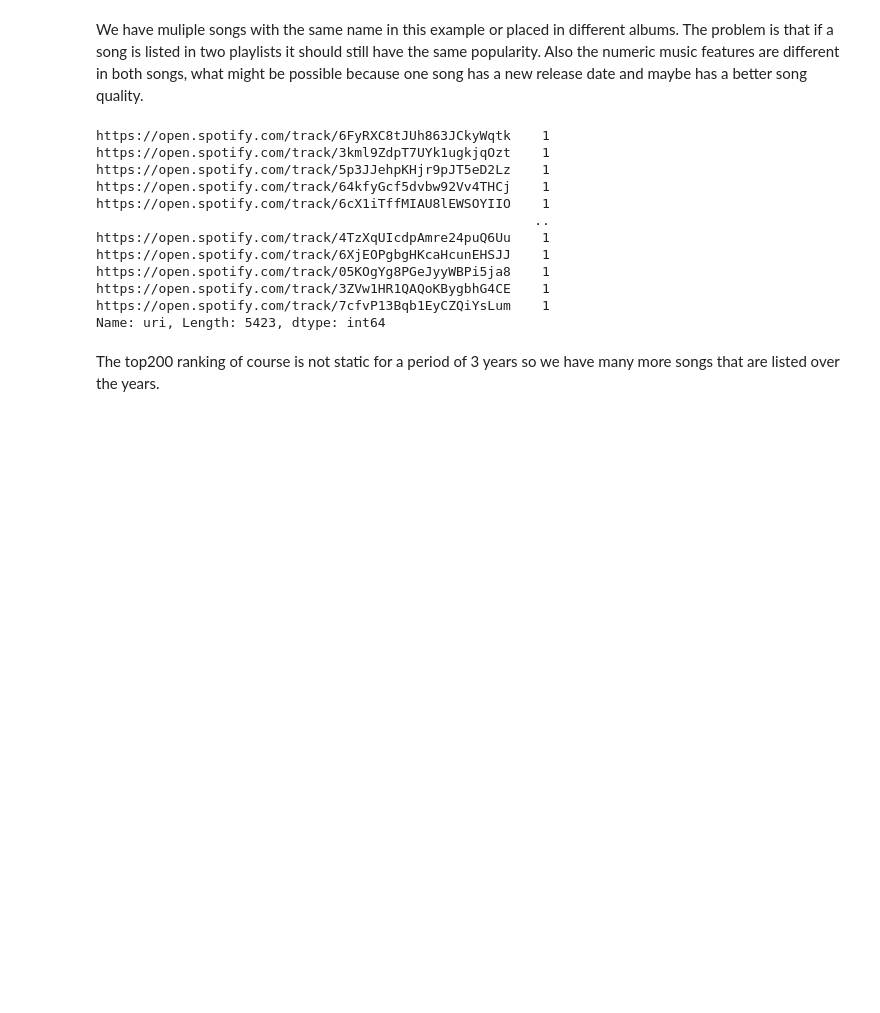
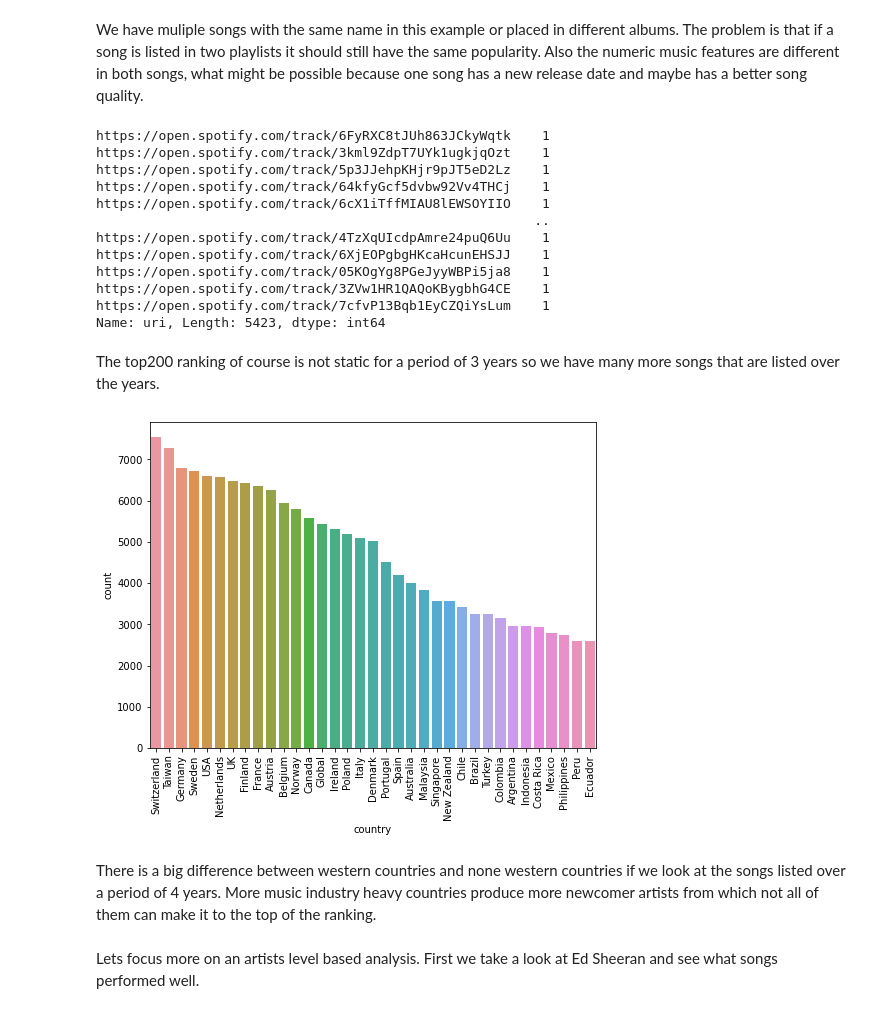
Before and after one commit to MaxiTrien/spotify-data-science-project, a Jupyter notebook: spotify-songs-eda-week2.ipynb, the cells around one changed output. Cells and saved outputs as stored; diff of their text form; code cells hidden in the pictures; blank space fills up the shorter version.

Commit message:
Added songs tracking eda

```diff
--- a/spotify-songs-eda-week2.ipynb
+++ b/spotify-songs-eda-week2.ipynb
@@ -91,0 +89,11 @@ df_numeric = df[['popularity', 'artist_followers', 'track_number', 'tracks_in_al
+# %%
+df['country'].value_counts()
+plt.figure(figsize=(8, 6))
+ax = sns.countplot(x='country', data=df, order=df.country.value_counts().index)
+ax.tick_params(axis='x', rotation=90)
+# %% [output]
+[figure, added]
+# %% [markdown]
+There is a big difference between western countries and none western countries if we look at the songs listed over a period of 4 years. More music industry heavy countries produce more newcomer artists from which not all of them can make it to the top of the ranking.
+# %% [markdown]
+Lets focus more on an artists level based analysis. First we take a look at Ed Sheeran and see what songs performed well.
```
Also changed, not shown: parts of 35 cells of this notebook.
